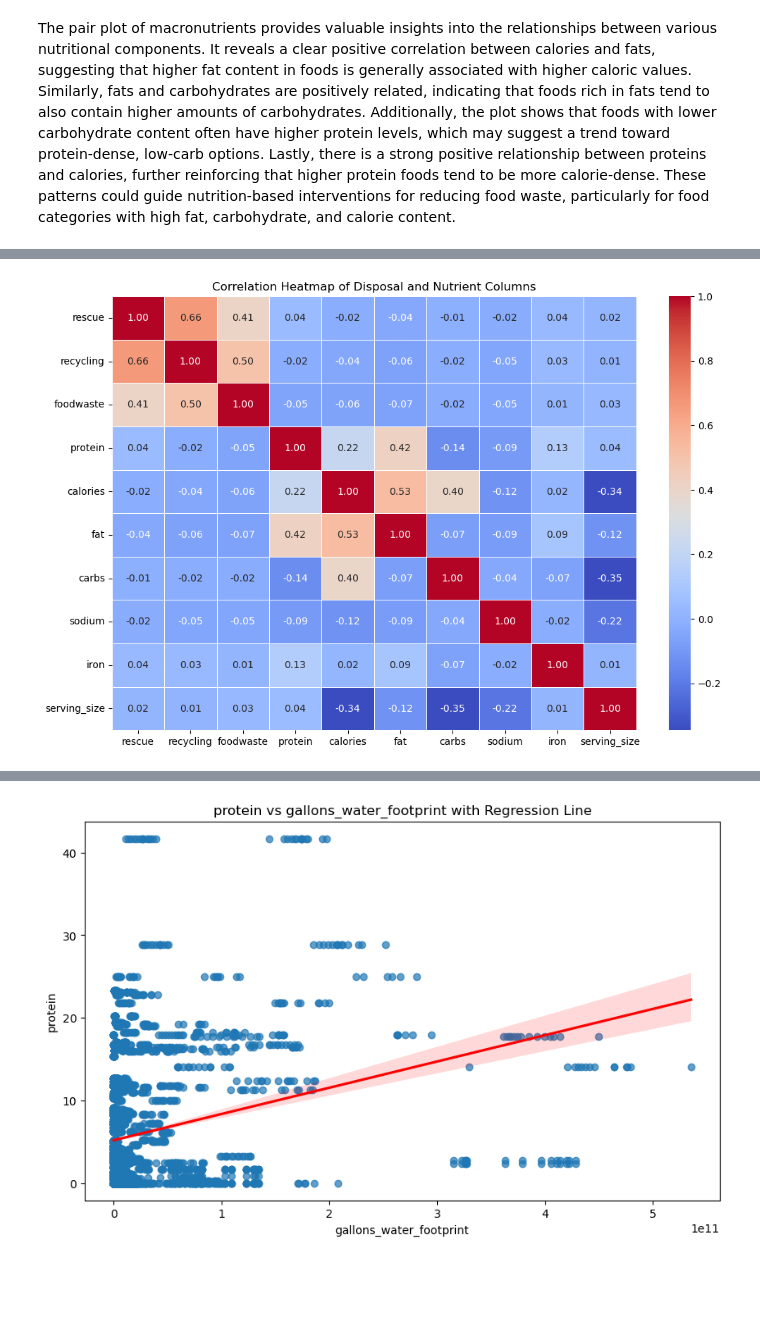
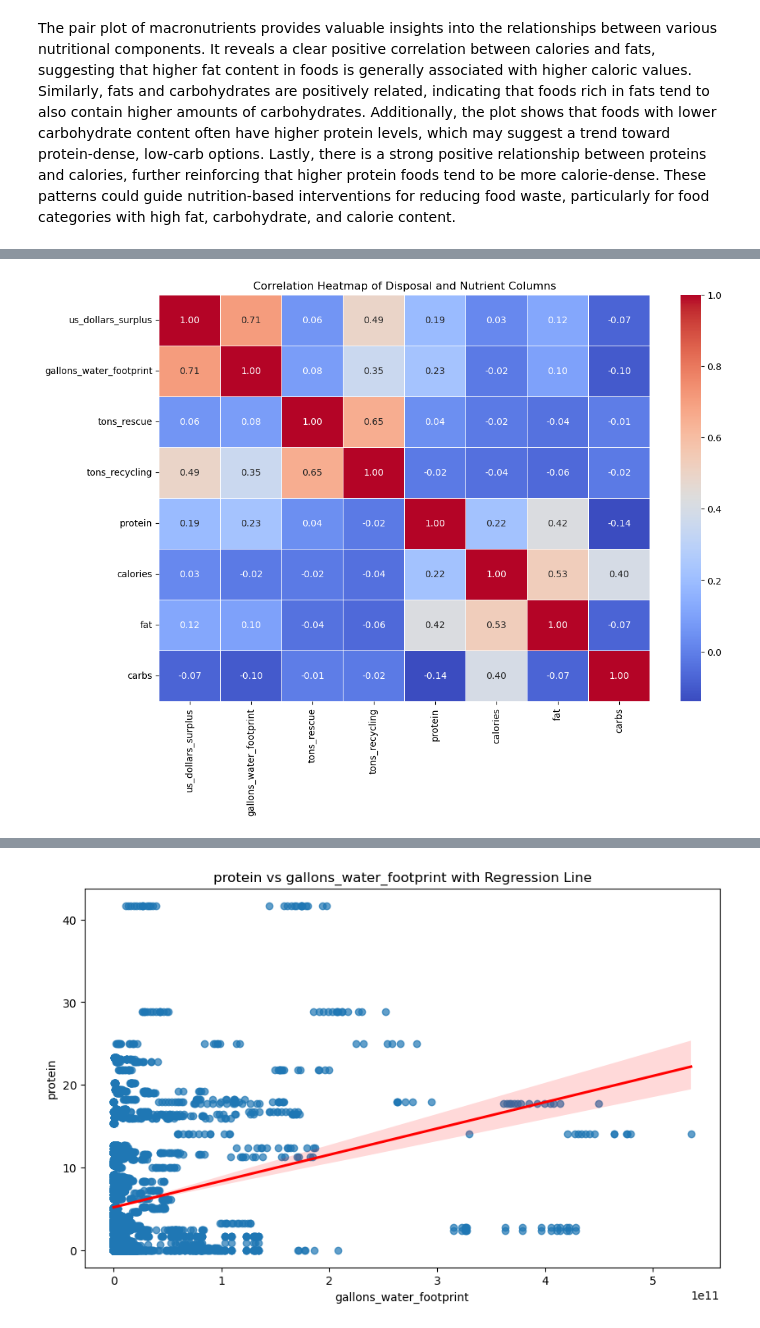
Before and after one commit to shanayw22/waste_nutrient_analysis, a Jupyter notebook: technical-details/eda/main.ipynb, the cells around one changed output, grey strips where cells are left out. Cells and saved outputs as stored; diff of their text form; code cells hidden in the pictures; blank space fills up the shorter version.

```diff
--- a/technical-details/eda/main.ipynb
+++ b/technical-details/eda/main.ipynb
@@ -412,6 +412,7 @@ class EDA:
             scaler = MinMaxScaler()
         else:
             raise ValueError("Method must be 'z-score' or 'min-max'.")
+
         self.normalized_data[numeric_cols] = scaler.fit_transform(self.data[numeric_cols])
         return self.normalized_data
 
@@ -446,14 +447,38 @@ data['disposal_method'] = data['disposal_method'].str.replace('tons_', '', regex
 data.drop(columns=['total'], inplace=True)
 
 # Create new columns: rescue, recycling, and foodwaste
-data['rescue'] = data['tons_donations']
-data['recycling'] = data[['tons_industrial_uses', 'tons_animal_feed', 'tons_anaerobic_digestion', 'tons_composting']].sum(axis=1)
-data['foodwaste'] = data[['tons_not_harvested', 'tons_incineration', 'tons_land_application', 'tons_landfill', 'tons_sewer', 'tons_dumping']].sum(axis=1)
+data['tons_rescue'] = data['tons_donations']
+data['tons_recycling'] = data[['tons_industrial_uses', 'tons_animal_feed', 'tons_anaerobic_digestion', 'tons_composting']].sum(axis=1)
+data['tons_foodwaste'] = data[['tons_not_harvested', 'tons_incineration', 'tons_land_application', 'tons_landfill', 'tons_sewer', 'tons_dumping']].sum(axis=1)
 
 # Create a donation binary column to indicate if donations exist
 data['donation_bin'] = np.where(data['tons_donations'] > 0, 1, 0)
 eda = EDA(data)
 
+column = 'calories'
+
+# Original data distribution
+plt.figure(figsize=(12, 6))
+
+# Before normalization
+plt.subplot(1, 2, 1)
+sns.histplot(eda.data[column], kde=True, color='blue')
+plt.title(f'Distribution of {column} (Before Normalization)')
+plt.xlabel(f'{column}')
+plt.ylabel('Frequency')
+
+# Normalize the data
+eda.normalize_data(method='z-score')
+
+# After normalization
+plt.subplot(1, 2, 2)
+sns.histplot(eda.normalized_data[column], kde=True, color='green')
+plt.title(f'Distribution of {column} (After Normalization)')
+plt.xlabel(f'Normalized {column}')
+plt.ylabel('Frequency')
+
+plt.tight_layout()
+plt.show()
 
 eda.analyze_missing_values()
 # %% [output]
@@ -523,7 +542,6 @@ eda.plot_countplot(col='disposal_method')
 # %%
-disposal_cols = ['rescue', 'recycling', 'foodwaste'
-
+production_cols = ['us_dollars_surplus', 'gallons_water_footprint', 'tons_rescue', 'tons_recycling'
 ]
-nutrient_cols = ['protein', 'calories', 'fat', 'carbs', 'sodium', 'iron', 'serving_size']
-eda.plot_scatter_matrix(disposal_cols, nutrient_cols)
+nutrient_cols = ['protein', 'calories', 'fat', 'carbs']
+eda.plot_scatter_matrix(production_cols, nutrient_cols)
 # %% [output]
@@ -532,4 +549,4 @@ eda.plot_scatter_matrix(disposal_cols, nutrient_cols)
 # %%
-eda.plot_disposal_nutrient_correlation(disposal_cols, nutrient_cols)
+eda.plot_disposal_nutrient_correlation(production_cols, nutrient_cols)
 # %% [output]
-[figure, old version]
+[figure, new version]
```
Also changed, not shown: parts of 27 cells of this notebook, 25 other files.
